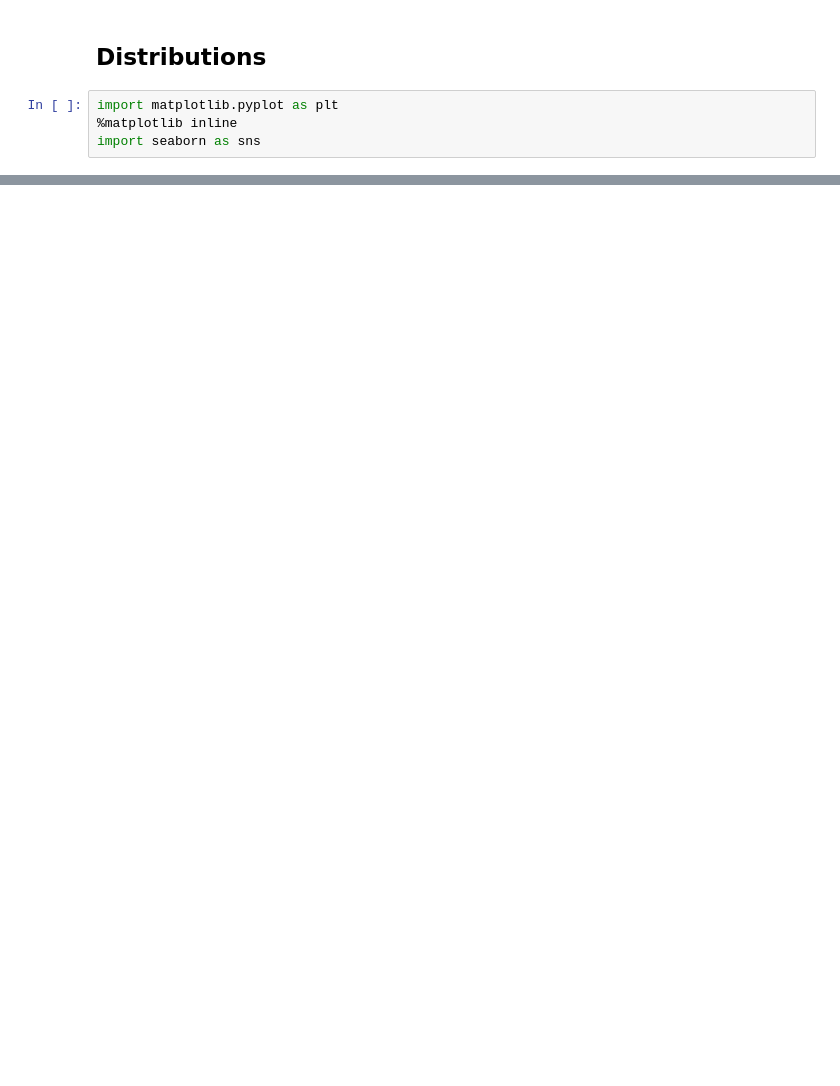
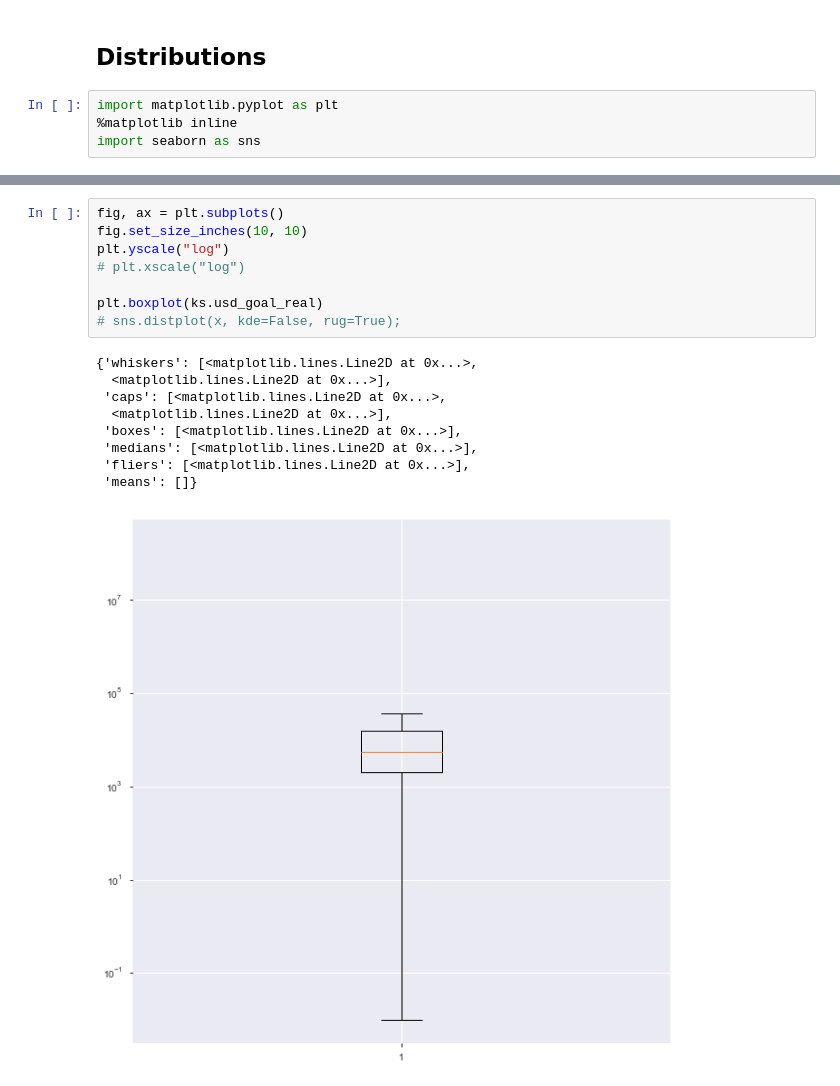
Before and after one commit to vmai1/dataExplorationProject, a Jupyter notebook: Python Code.ipynb, the cells around one changed output, grey strips where cells are left out. Cells and saved outputs as stored; diff of their text form; blank space fills up the shorter version.

```diff
--- a/Python Code.ipynb
+++ b/Python Code.ipynb
@@ -136,0 +291,18 @@ print("Maximum goal value:", ks["usd_goal_real"].max())
+# %%
+fig, ax = plt.subplots()
+fig.set_size_inches(10, 10)
+plt.yscale("log")
+# plt.xscale("log")
+
+plt.boxplot(ks.usd_goal_real)
+# sns.distplot(x, kde=False, rug=True);
+# %% [output]
+{'whiskers': [<matplotlib.lines.Line2D at 0x...>,
+  <matplotlib.lines.Line2D at 0x...>],
+ 'caps': [<matplotlib.lines.Line2D at 0x...>,
+  <matplotlib.lines.Line2D at 0x...>],
+ 'boxes': [<matplotlib.lines.Line2D at 0x...>],
+ 'medians': [<matplotlib.lines.Line2D at 0x...>],
+ 'fliers': [<matplotlib.lines.Line2D at 0x...>],
+ 'means': []}
+[figure, added]
```
Also changed, not shown: parts of 65 cells of this notebook.
